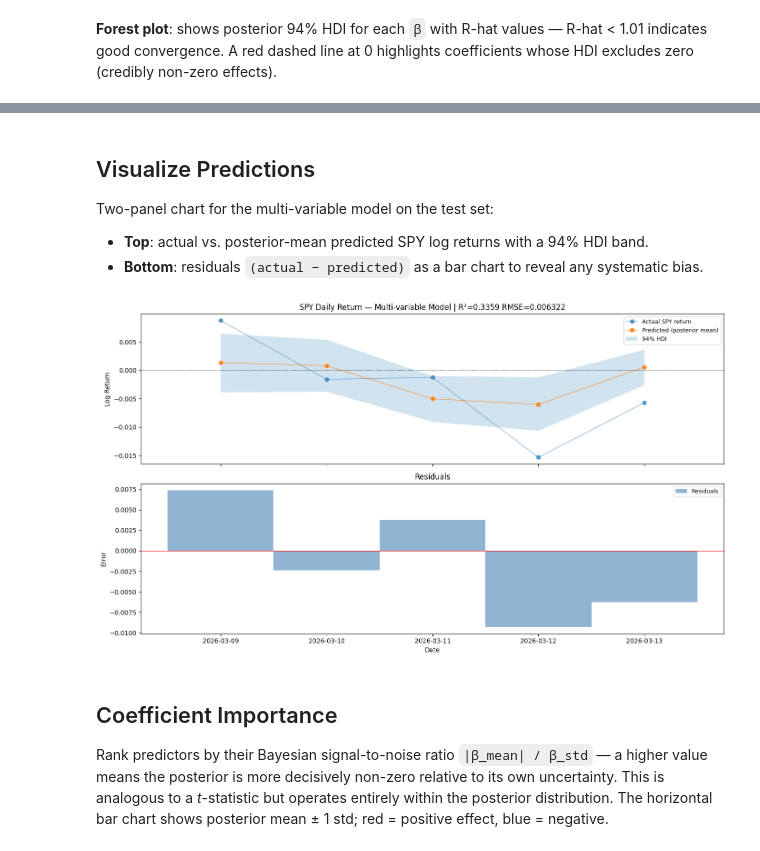
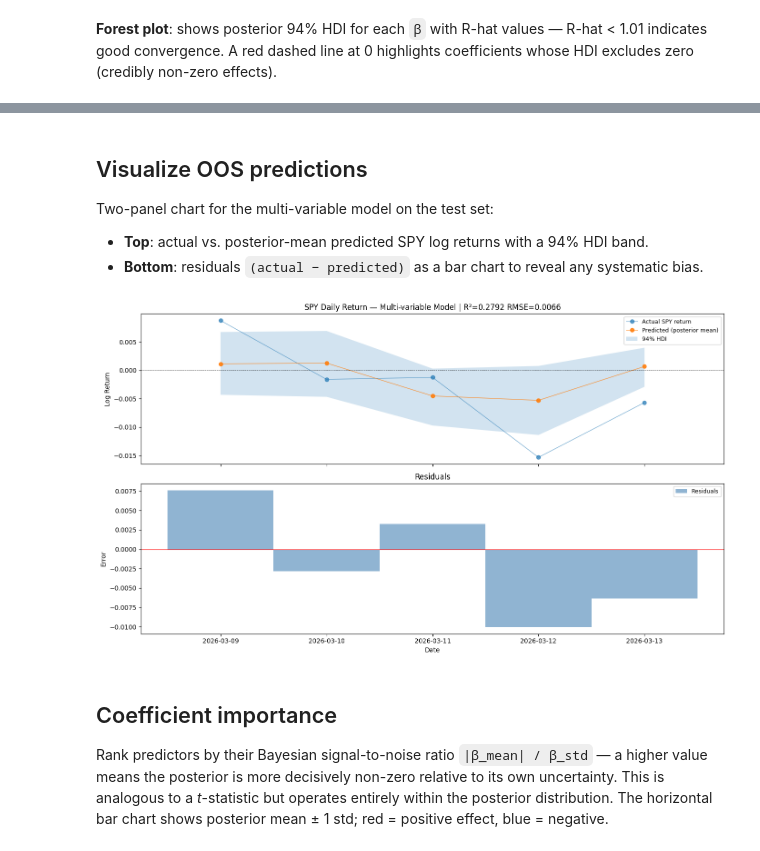
Before and after one commit to TK-Problem/random-experiments, a Jupyter notebook: 001_bayesian_linear_model.ipynb, the cells around one changed output, grey strips where cells are left out. Saved outputs shown, nothing was run; the diff lists cells and outputs as text; code cells hidden in the pictures.

```diff
--- a/001_bayesian_linear_model.ipynb
+++ b/001_bayesian_linear_model.ipynb
@@ -153,7 +155,7 @@ for i, predictor in enumerate(PREDICTORS):
         beta = pm.Normal("beta",  mu=0, sigma=0.05)
         sigma = pm.HalfNormal("sigma", sigma=0.01)
         mu = alpha + beta * x_tr
-        _  = pm.Normal("y_obs", mu=mu, sigma=sigma, observed=y_train)
+        likelihood = pm.Normal("y_obs", mu=mu, sigma=sigma, observed=y_train)
 
         trace = pm.sample(
             draws=1000,
@@ -232,13 +239,13 @@ Extend the single-beta approach to a joint model:
 # %%
-# top features
-_df = single_metrics_df.copy()
-_df = _df.loc[_df['R²'] > 0]
-BEST_PREDICTORS = _df.index.to_list()
+# Select top 5 features by in-sample R²
+ranked_df = single_train_metrics_df.copy()
+ranked_df = ranked_df.sort_values("R²").tail(5)
+BEST_PREDICTORS = ranked_df.index.to_list()
 best_idx = [PREDICTORS.index(p) for p in BEST_PREDICTORS]
 
 X_train_multi = X_train[:, best_idx]
 X_test_multi = X_test[:, best_idx]
 
-print(f"Selected {len(BEST_PREDICTORS)} features (abs R² > 0): {BEST_PREDICTORS}")
-_df.sort_values("Corr")
+print(f"Selected {len(BEST_PREDICTORS)} features (top by in-sample R²): {BEST_PREDICTORS}")
+ranked_df.sort_values("Corr")
 # %% [output]
@@ -255,7 +265,7 @@ with pm.Model() as model:
     betas = pm.Normal("betas", mu=0, sigma=0.05, shape=n_features)
     sigma = pm.HalfNormal("sigma", sigma=0.01)
     mu = alpha + pm.math.dot(X_train_multi, betas)
-    _ = pm.Normal("y_obs", mu=mu, sigma=sigma, observed=y_train)
+    likelihood = pm.Normal("y_obs", mu=mu, sigma=sigma, observed=y_train)
 
     print("Sampling posterior (this may take a minute)...")
     trace = pm.sample(
@@ -367,20 +421,17 @@ Generate posterior predictive distributions on the test set by evaluating each p
 # %%
-
+# --- Out-of-sample metrics for multi-variable model ---
 mu_pred = post_alpha[:, None] + post_betas @ X_test_multi.T
 y_pred_mean = mu_pred.mean(axis=0)
-y_pred_hdi = az.hdi(mu_pred, hdi_prob=0.94)
+y_pred_hdi = az.hdi(mu_pred[None, :, :], hdi_prob=0.94)
 
 ss_res = np.sum((y_test - y_pred_mean) ** 2)
 ss_tot = np.sum((y_test - y_test.mean()) ** 2)
-r2 = 1 - ss_res / ss_tot
-rmse = np.sqrt(np.mean((y_test - y_pred_mean) ** 2))
-corr = np.corrcoef(y_test, y_pred_mean)[0, 1]
+r2_oos = 1 - ss_res / ss_tot
+rmse_oos = np.sqrt(np.mean((y_test - y_pred_mean) ** 2))
+corr_oos = np.corrcoef(y_test, y_pred_mean)[0, 1]
 
-print("--- Out-of-Sample Metrics Comparison ---\n")
-print(f"{'Model':<20}  {'R²':>8}  {'RMSE':>10}  {'Pearson':>8}")
-print('-'*50)
-for _, row in single_metrics_df.iterrows():
-    print(f"  {row.name:<20}  {row['R²']:>+8.4f}  {row['RMSE']:>10.6f}  {row['Corr']:>+8.4f}")
-print('-'*50)
-print(f"  {'Multi-variable':<20}  {r2:>+8.4f}  {rmse:>10.6f}  {corr:>+8.4f}")
+print("--- Out-of-Sample Metrics (Multi-variable) ---\n")
+print(f"  R²      = {r2_oos:>+.4f}")
+print(f"  RMSE    = {rmse_oos:>.4f}")
+print(f"  Pearson = {corr_oos:>+.4f}\n")
 # %% [output]
@@ -404,5 +443,5 @@ Model                       R²        RMSE   Pearson
 # %% [markdown]
-## Visualize Predictions
+## Visualize OOS predictions
 
 Two-panel chart for the multi-variable model on the test set:
 - **Top**: actual vs. posterior-mean predicted SPY log returns with a 94% HDI band.
@@ -410,30 +449,30 @@ Two-panel chart for the multi-variable model on the test set:
 # %%
 fig, axes = plt.subplots(2, 1, figsize=(14, 8), sharex=True)
 
 axes[0].plot(dates_test, y_test, "o-", label="Actual SPY return", alpha=0.7, linewidth=0.8)
 axes[0].plot(dates_test, y_pred_mean, "o-", label="Predicted (posterior mean)",  alpha=0.9, linewidth=0.8)
 axes[0].fill_between(dates_test,
                      y_pred_hdi[:, 0], y_pred_hdi[:, 1],
                      alpha=0.2, label="94% HDI")
 axes[0].axhline(0, color="black", linewidth=0.5, linestyle="--")
-axes[0].set_title(f"SPY Daily Return — Multi-variable Model | R²={r2:.4f} RMSE={rmse:.6f}")
+axes[0].set_title(f"SPY Daily Return — Multi-variable Model | R²={r2_oos:.4f} RMSE={rmse_oos:.4f}")
 axes[0].legend(fontsize=9)
 axes[0].set_ylabel("Log Return")
 
 residuals = y_test - y_pred_mean
 axes[1].bar(dates_test, residuals, width=1, alpha=0.6, color="steelblue", label="Residuals")
 axes[1].axhline(0, color="red", linewidth=0.8)
 axes[1].set_title("Residuals")
 axes[1].set_ylabel("Error")
 axes[1].set_xlabel("Date")
 axes[1].legend(fontsize=9)
 
 fig.tight_layout()
 plt.show()
 # %% [output]
-[figure, old version]
+[figure, new version]
 # %% [markdown]
-## Coefficient Importance
+## Coefficient importance
 
 Rank predictors by their Bayesian signal-to-noise ratio `|β_mean| / β_std` — a higher value
 means the posterior is more decisively non-zero relative to its own uncertainty. This is
```
Also changed, not shown: parts of 23 cells of this notebook.
